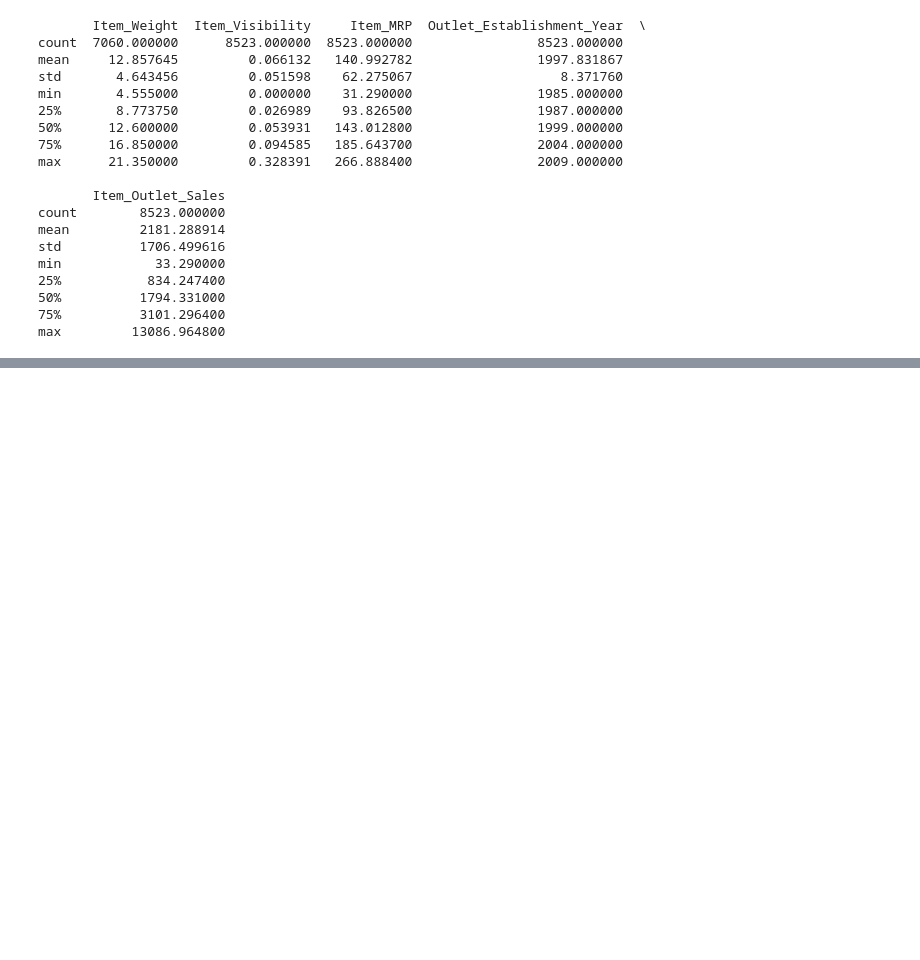
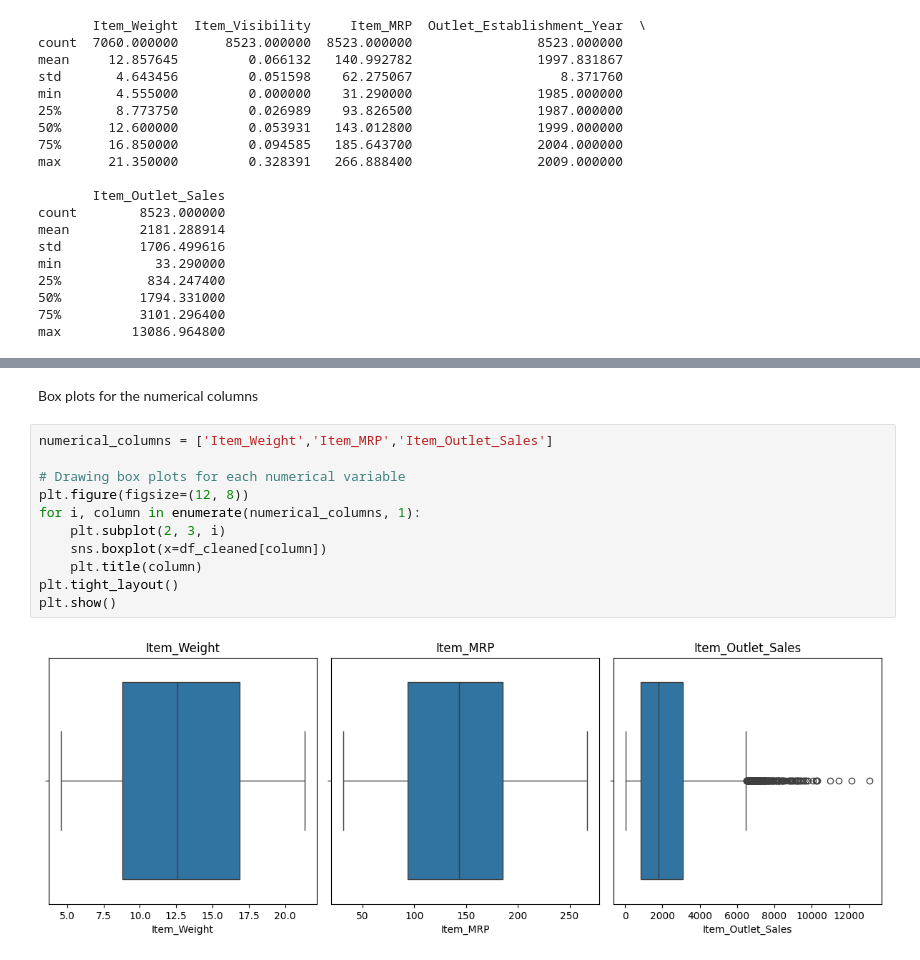
Before and after one commit to Josey1/Prediction-of-Product-Sales, a Jupyter notebook: sales_prediction_project.ipynb, the cells around one changed output, grey strips where cells are left out. Drawn from its saved outputs; the diff is of its cells as text; blank space fills up the shorter version.

```diff
--- a/sales_prediction_project.ipynb
+++ b/sales_prediction_project.ipynb
@@ -226,0 +317,15 @@ max         13086.964800
+# %% [markdown]
+Box plots for the numerical columns
+# %%
+numerical_columns = ['Item_Weight','Item_MRP','Item_Outlet_Sales']
+
+# Drawing box plots for each numerical variable
+plt.figure(figsize=(12, 8))
+for i, column in enumerate(numerical_columns, 1):
+    plt.subplot(2, 3, i)
+    sns.boxplot(x=df_cleaned[column])
+    plt.title(column)
+plt.tight_layout()
+plt.show()
+# %% [output]
+[figure, added]
```
Also changed, not shown: parts of 17 cells of this notebook.
